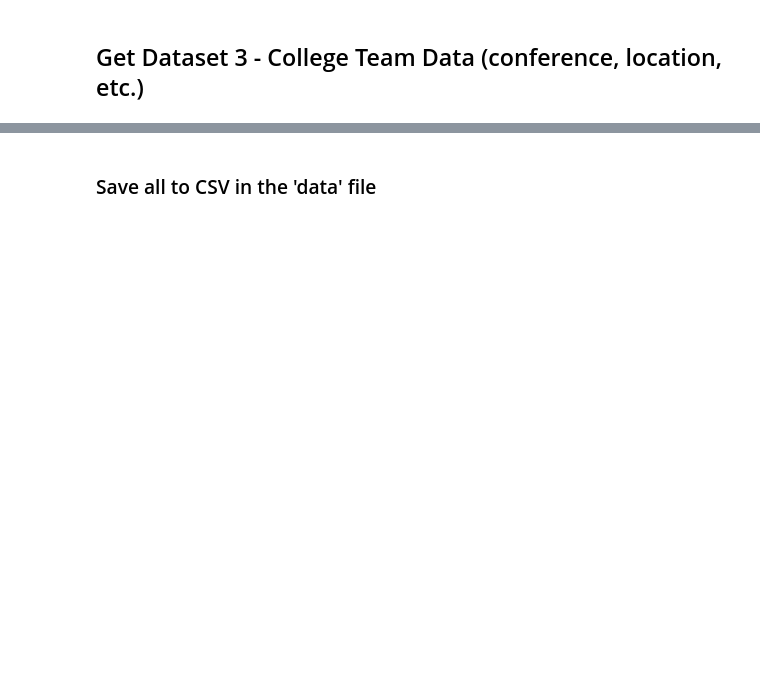
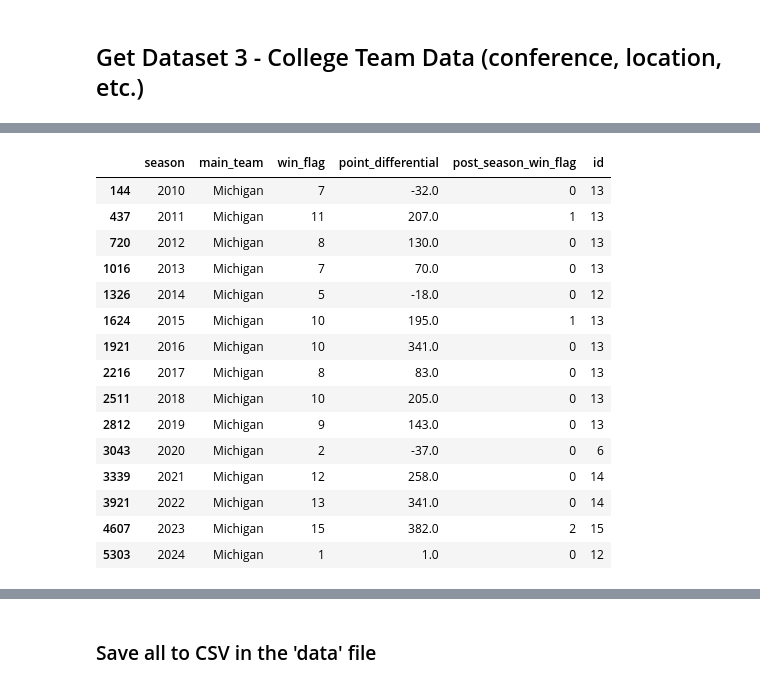
Before and after one commit to chrismca13/CFB_draft_propensity, a Jupyter notebook: notebooks/1_pull_data_M2.ipynb, the cells around one changed output, grey strips where cells are left out. Cells and saved outputs as stored; diff of their text form; code cells hidden in the pictures; blank space fills up the shorter version.

```diff
--- a/notebooks/1_pull_data_M2.ipynb
+++ b/notebooks/1_pull_data_M2.ipynb
@@ -225,0 +421,27 @@ df_teams.head()
+# %%
+# Spot check original / unlagged results for a single team
+df_games_st = df_manipulated_games[['id', 'main_team', 'season', 'season_type', 'win_flag', 'point_differential']]
+df_games_st['post_season_win_flag'] = np.where((df_games_st['season_type'] == 'postseason') & (df_games_st['win_flag'] == 1), 1, 0)
+df_games_st = df_games_st.groupby(by = ['season', 'main_team']).agg({'win_flag' : 'sum',
+                                                                   'point_differential': 'sum',
+                                                                   'post_season_win_flag': 'sum',
+                                                                   'id': 'count'}).reset_index()
+
+df_games_st[df_games_st['main_team'] == 'Michigan']
+# %% [output]
+|  | season | main_team | win_flag | point_differential | post_season_win_flag | id |
+| 144 | 2010 | Michigan | 7 | -32.0 | 0 | 13 |
+| 437 | 2011 | Michigan | 11 | 207.0 | 1 | 13 |
+| 720 | 2012 | Michigan | 8 | 130.0 | 0 | 13 |
+| 1016 | 2013 | Michigan | 7 | 70.0 | 0 | 13 |
+| 1326 | 2014 | Michigan | 5 | -18.0 | 0 | 12 |
+| 1624 | 2015 | Michigan | 10 | 195.0 | 1 | 13 |
+| 1921 | 2016 | Michigan | 10 | 341.0 | 0 | 13 |
+| 2216 | 2017 | Michigan | 8 | 83.0 | 0 | 13 |
+| 2511 | 2018 | Michigan | 10 | 205.0 | 0 | 13 |
+| 2812 | 2019 | Michigan | 9 | 143.0 | 0 | 13 |
+| 3043 | 2020 | Michigan | 2 | -37.0 | 0 | 6 |
+| 3339 | 2021 | Michigan | 12 | 258.0 | 0 | 14 |
+| 3921 | 2022 | Michigan | 13 | 341.0 | 0 | 14 |
+| 4607 | 2023 | Michigan | 15 | 382.0 | 2 | 15 |
+| 5303 | 2024 | Michigan | 1 | 1.0 | 0 | 12 |
```
Also changed, not shown: parts of 16 cells of this notebook.
